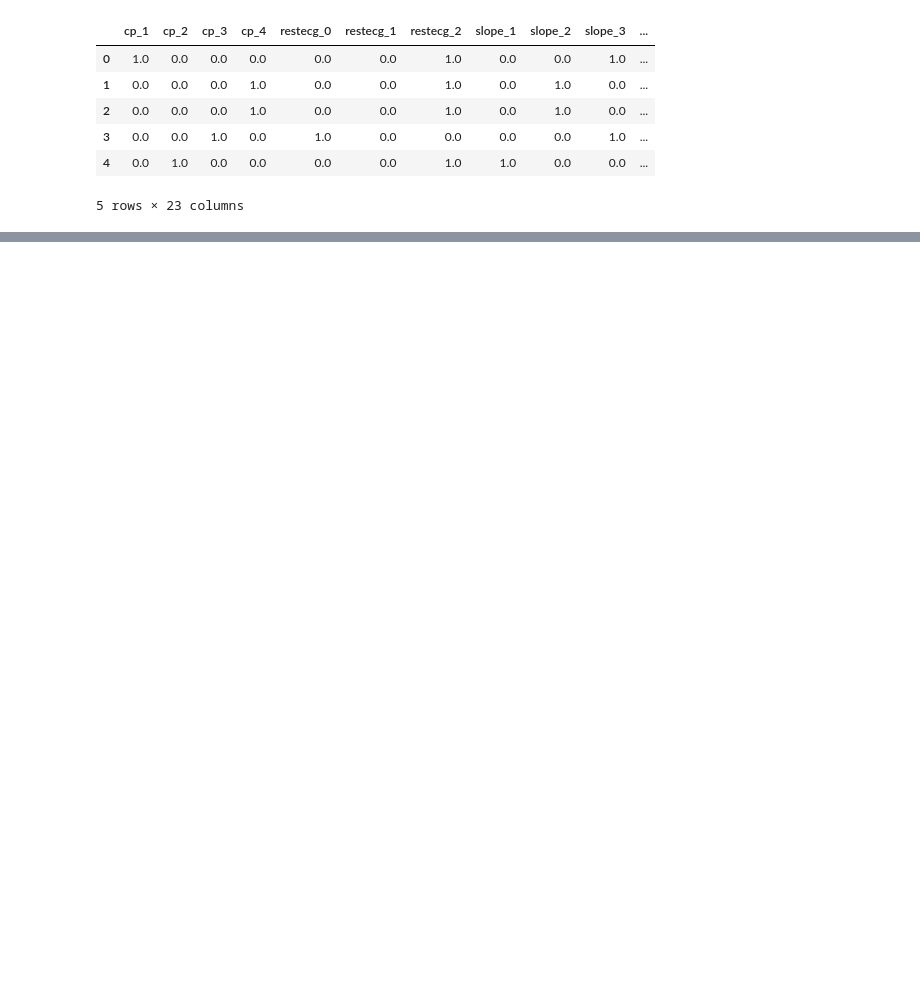
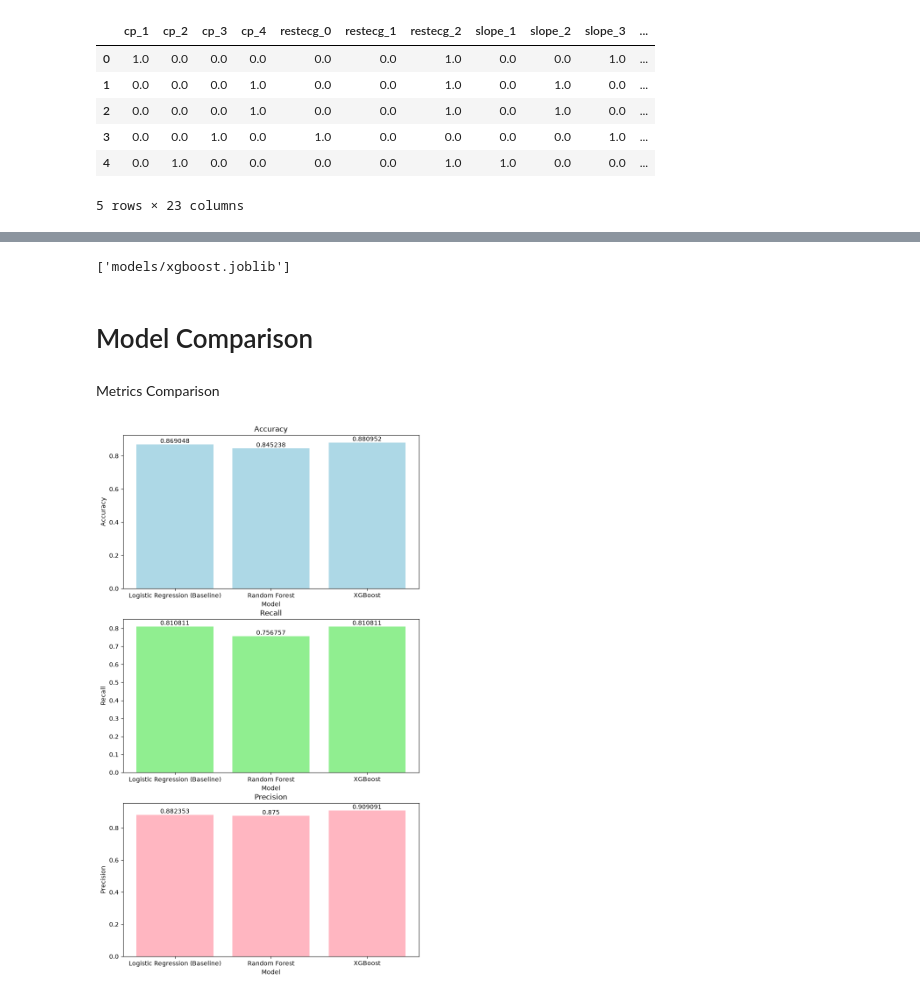
Before and after one commit to Takshg/Heart-Disease-Prediction, a Jupyter notebook: models.ipynb, the cells around one changed output, grey strips where cells are left out. Cells and saved outputs as stored; diff of their text form; code cells hidden in the pictures; blank space fills up the shorter version.

```diff
--- a/models.ipynb
+++ b/models.ipynb
@@ -49,0 +539,44 @@ print(df["num"].unique())
+# %%
+#Save model
+from joblib import dump, load
+
+dump(bayes_opt_xgb, 'models/xgboost.joblib')
+
+# To load model back
+#loaded_model = load('xgboost.joblib')
+# %% [output]
+['models/xgboost.joblib']
+# %% [markdown]
+# Model Comparison
+# %%
+import pandas as pd
+
+metrics = pd.DataFrame({
+    'model': ["Logistic Regression (Baseline)", "Random Forest", "XGBoost"],
+    "accuracy": [accuracy_lg, accuracy_rf, accuracy_xgb],
+    "recall": [recall_lg, recall_rf, recall_xgb],
+    "precision":[precision_lg, precision_rf, precision_xgb]
+})
+# %% [markdown]
+Metrics Comparison
+# %%
+import matplotlib.pyplot as plt
+
+fig, axes = plt.subplots(nrows=3, ncols=1, figsize=(10,14))
+
+a = axes[0].bar(metrics['model'], metrics['accuracy'], color='lightblue')
+axes[0].set(title='Accuracy', xlabel= "Model", ylabel='Accuracy')
+axes[0].bar_label(a)
+
+r = axes[1].bar(metrics['model'], metrics['recall'], color='lightgreen')
+axes[1].set(title='Recall', xlabel= "Model", ylabel='Recall')
+axes[1].bar_label(r)
+
+p = axes[2].bar(metrics['model'], metrics['precision'], color='lightpink')
+axes[2].set(title='Precision', xlabel= "Model", ylabel='Precision')
+axes[2].bar_label(p)
+
+plt.subplots_adjust(bottom=0.05, right=0.8, top=0.9)
+plt.show()
+# %% [output]
+[figure, added]
```
Also changed, not shown: parts of 44 cells of this notebook, 5 other files.
